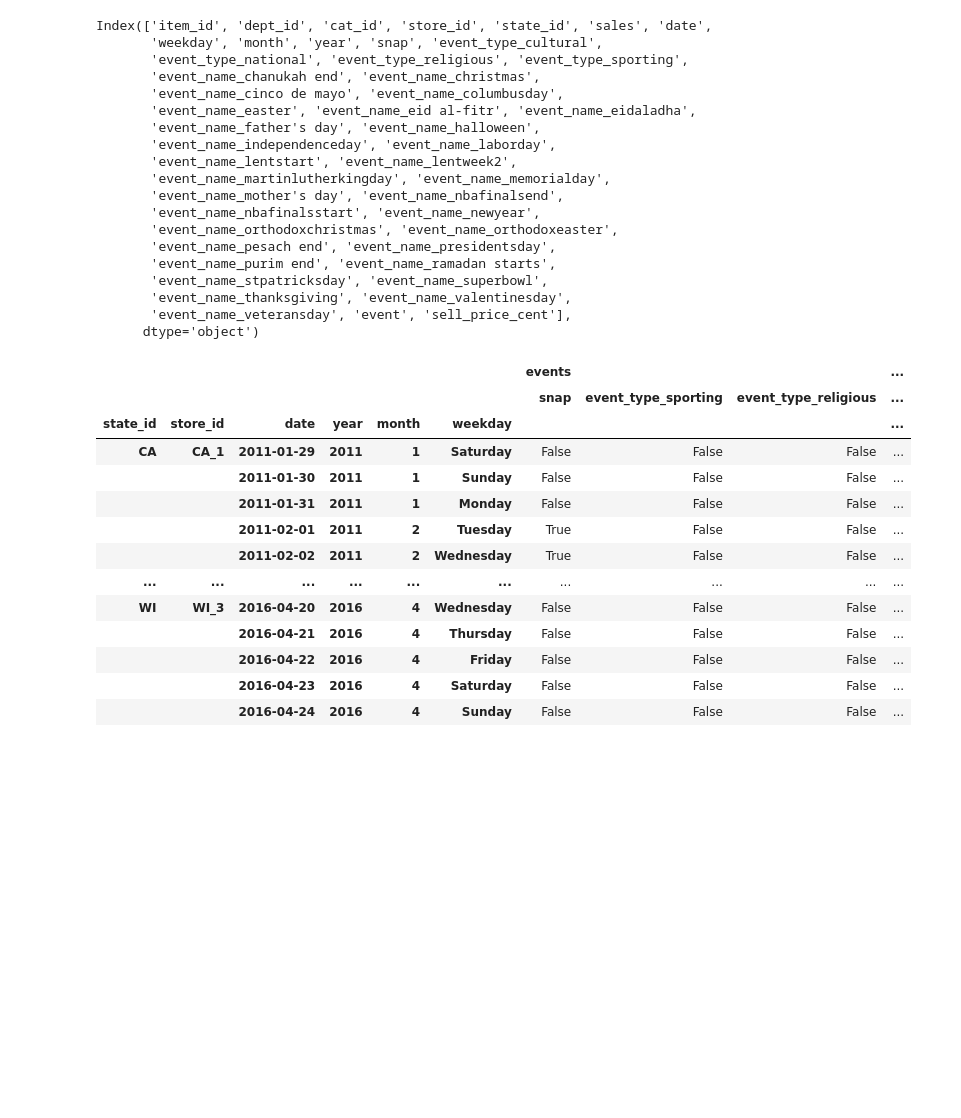
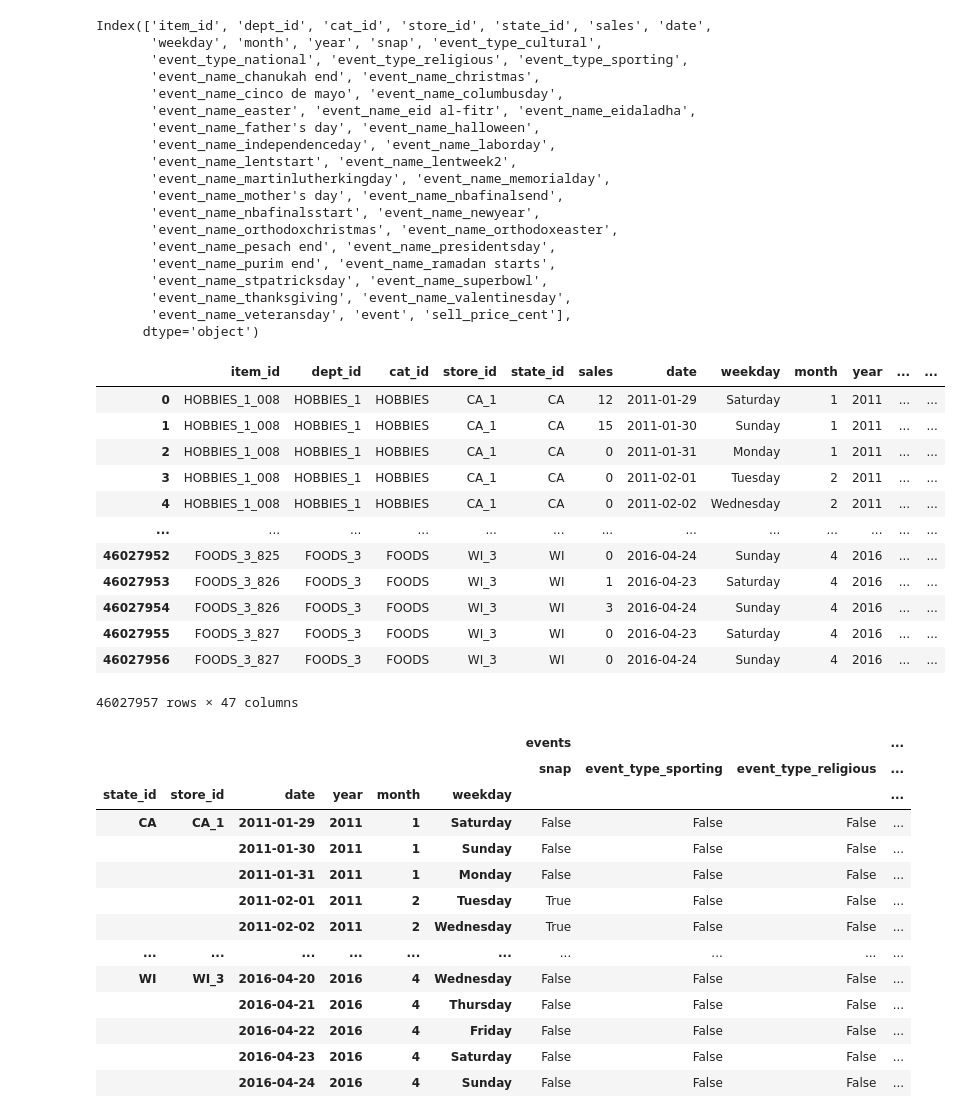
Before and after one commit to yleneb/M5-forecasting, a Jupyter notebook: notebooks/preparing_dataset.ipynb, the cells around one changed output. Cells and saved outputs as stored; diff of their text form; code cells hidden in the pictures; blank space fills up the shorter version.

```diff
--- a/notebooks/preparing_dataset.ipynb
+++ b/notebooks/preparing_dataset.ipynb
@@ -100,6 +100,22 @@ Index(['item_id', 'dept_id', 'cat_id', 'store_id', 'state_id', 'sales', 'date',
        'event_name_thanksgiving', 'event_name_valentinesday',
        'event_name_veteransday', 'event', 'sell_price_cent'],
       dtype='object')
+# %%
+pd.read_parquet(PROCESSED_DATA_PATH / 'combined_dataset.parquet')
+# %% [output]
+|  | item_id | dept_id | cat_id | store_id | state_id | sales | date | weekday | month | year | ... | ... |
+| 0 | HOBBIES_1_008 | HOBBIES_1 | HOBBIES | CA_1 | CA | 12 | 2011-01-29 | Saturday | 1 | 2011 | ... | ... |
+| 1 | HOBBIES_1_008 | HOBBIES_1 | HOBBIES | CA_1 | CA | 15 | 2011-01-30 | Sunday | 1 | 2011 | ... | ... |
+| 2 | HOBBIES_1_008 | HOBBIES_1 | HOBBIES | CA_1 | CA | 0 | 2011-01-31 | Monday | 1 | 2011 | ... | ... |
+| 3 | HOBBIES_1_008 | HOBBIES_1 | HOBBIES | CA_1 | CA | 0 | 2011-02-01 | Tuesday | 2 | 2011 | ... | ... |
+| 4 | HOBBIES_1_008 | HOBBIES_1 | HOBBIES | CA_1 | CA | 0 | 2011-02-02 | Wednesday | 2 | 2011 | ... | ... |
+| ... | ... | ... | ... | ... | ... | ... | ... | ... | ... | ... | ... | ... |
+| 46027952 | FOODS_3_825 | FOODS_3 | FOODS | WI_3 | WI | 0 | 2016-04-24 | Sunday | 4 | 2016 | ... | ... |
+| 46027953 | FOODS_3_826 | FOODS_3 | FOODS | WI_3 | WI | 1 | 2016-04-23 | Saturday | 4 | 2016 | ... | ... |
+| 46027954 | FOODS_3_826 | FOODS_3 | FOODS | WI_3 | WI | 3 | 2016-04-24 | Sunday | 4 | 2016 | ... | ... |
+| 46027955 | FOODS_3_827 | FOODS_3 | FOODS | WI_3 | WI | 0 | 2016-04-23 | Saturday | 4 | 2016 | ... | ... |
+| 46027956 | FOODS_3_827 | FOODS_3 | FOODS | WI_3 | WI | 0 | 2016-04-24 | Sunday | 4 | 2016 | ... | ... |
+46027957 rows × 47 columns
 # %%
 # read in the combined dataset
 df = pd.read_parquet(PROCESSED_DATA_PATH / 'combined_dataset.parquet')
```
Also changed, not shown: parts of 1 cell of this notebook, 3 other files.
